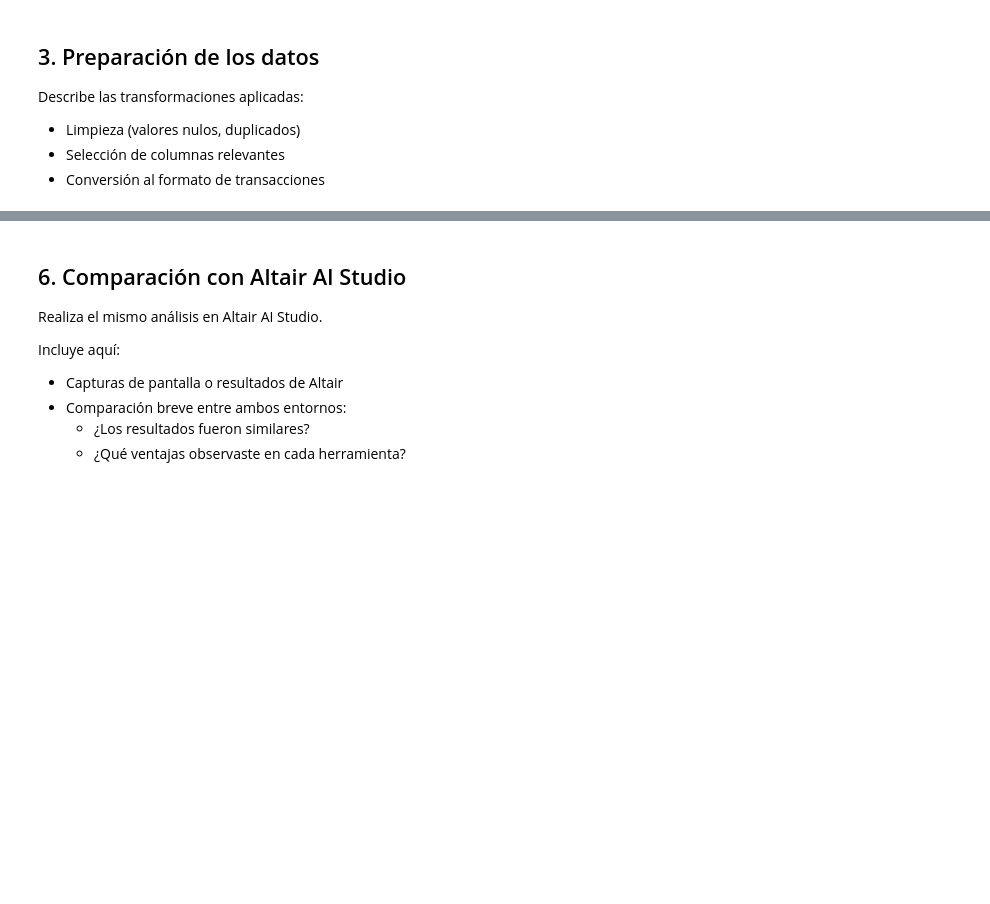
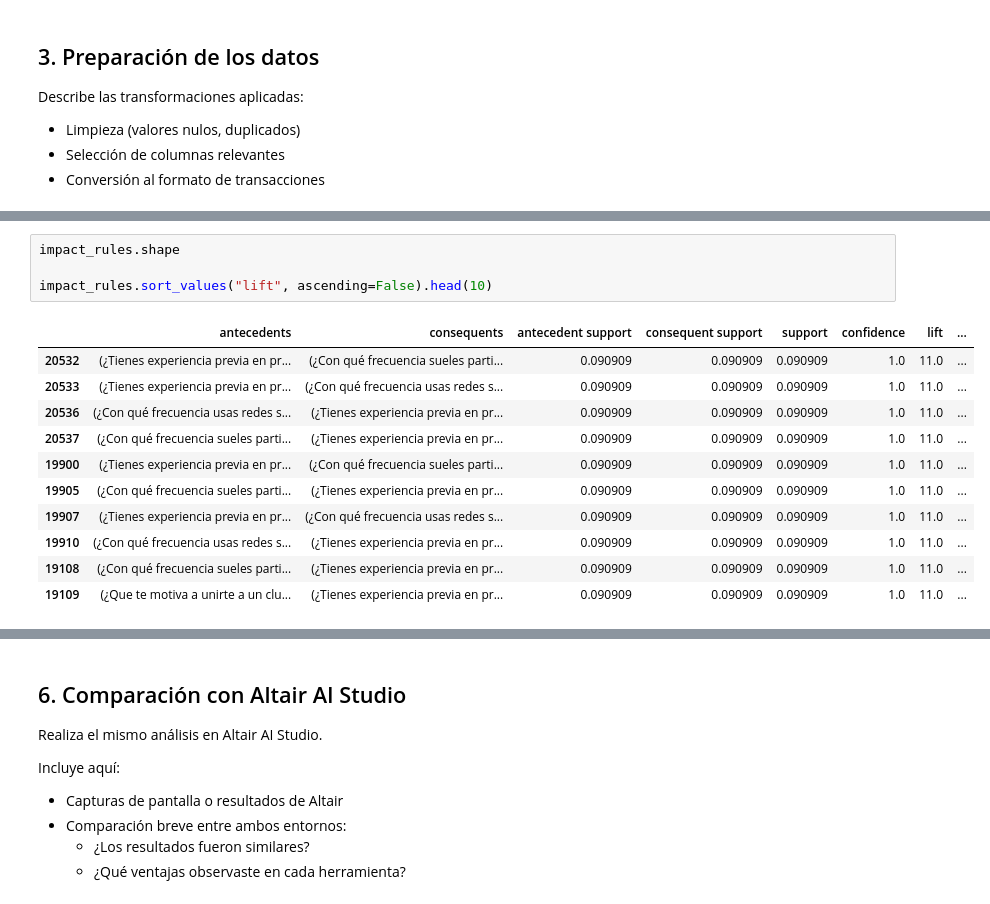
Before and after one commit to anahihull/data-mining-academic-club-participation-pattern, a Jupyter notebook: PatronesParticipacionEstudiantil.ipynb, the cells around one changed output, grey strips where cells are left out. Drawn from its saved outputs; the diff is of its cells as text; blank space fills up the shorter version.

```diff
--- a/PatronesParticipacionEstudiantil.ipynb
+++ b/PatronesParticipacionEstudiantil.ipynb
@@ -173,0 +240,16 @@ y los parámetros elegidos (soporte, confianza, lift). **pendiente**
+# %%
+impact_rules.shape
+
+impact_rules.sort_values("lift", ascending=False).head(10)
+# %% [output]
+|  | antecedents | consequents | antecedent support | consequent support | support | confidence | lift | ... |
+| 20532 | (¿Tienes experiencia previa en pr... | (¿Con qué frecuencia sueles parti... | 0.090909 | 0.090909 | 0.090909 | 1.0 | 11.0 | ... |
+| 20533 | (¿Tienes experiencia previa en pr... | (¿Con qué frecuencia usas redes s... | 0.090909 | 0.090909 | 0.090909 | 1.0 | 11.0 | ... |
+| 20536 | (¿Con qué frecuencia usas redes s... | (¿Tienes experiencia previa en pr... | 0.090909 | 0.090909 | 0.090909 | 1.0 | 11.0 | ... |
+| 20537 | (¿Con qué frecuencia sueles parti... | (¿Tienes experiencia previa en pr... | 0.090909 | 0.090909 | 0.090909 | 1.0 | 11.0 | ... |
+| 19900 | (¿Tienes experiencia previa en pr... | (¿Con qué frecuencia sueles parti... | 0.090909 | 0.090909 | 0.090909 | 1.0 | 11.0 | ... |
+| 19905 | (¿Con qué frecuencia sueles parti... | (¿Tienes experiencia previa en pr... | 0.090909 | 0.090909 | 0.090909 | 1.0 | 11.0 | ... |
+| 19907 | (¿Tienes experiencia previa en pr... | (¿Con qué frecuencia usas redes s... | 0.090909 | 0.090909 | 0.090909 | 1.0 | 11.0 | ... |
+| 19910 | (¿Con qué frecuencia usas redes s... | (¿Tienes experiencia previa en pr... | 0.090909 | 0.090909 | 0.090909 | 1.0 | 11.0 | ... |
+| 19108 | (¿Con qué frecuencia sueles parti... | (¿Tienes experiencia previa en pr... | 0.090909 | 0.090909 | 0.090909 | 1.0 | 11.0 | ... |
+| 19109 | (¿Que te motiva a unirte a un clu... | (¿Tienes experiencia previa en pr... | 0.090909 | 0.090909 | 0.090909 | 1.0 | 11.0 | ... |
```
Also changed, not shown: parts of 10 cells of this notebook, 4 other files.
